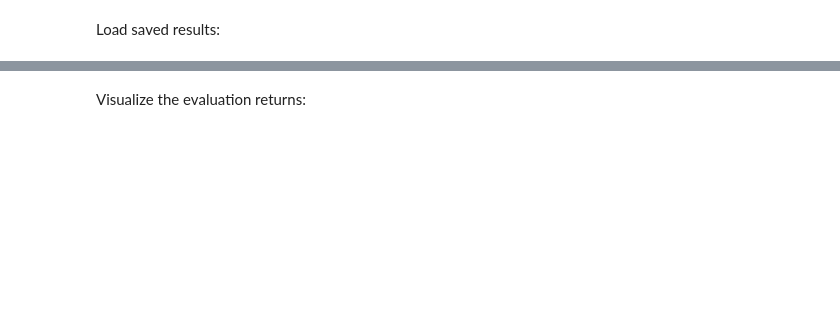
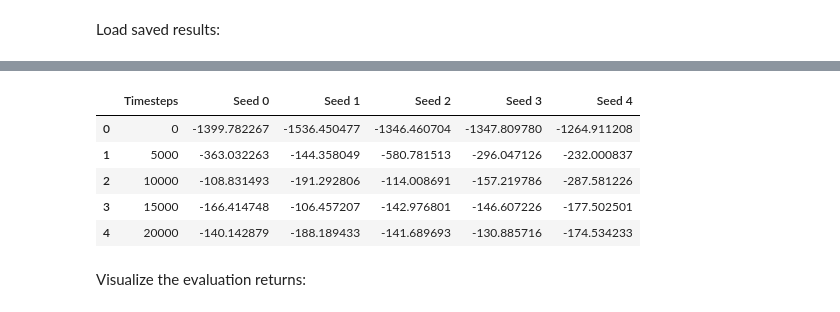
Before and after one commit to dogatekin/TD3, a Jupyter notebook: Viz.ipynb, the cells around one changed output, grey strips where cells are left out. Cells and saved outputs as stored; diff of their text form; code cells hidden in the pictures; blank space fills up the shorter version.

```diff
--- a/Viz.ipynb
+++ b/Viz.ipynb
@@ -20,2 +65,12 @@ t = [5000*i for i in range(len(ddpg))]
+# %%
+td3 = load_data(path, 'TD3', 'Pendulum-v0')
+td3.head()
+# %% [output]
+|  | Timesteps | Seed 0 | Seed 1 | Seed 2 | Seed 3 | Seed 4 |
+| 0 | 0 | -1399.782267 | -1536.450477 | -1346.460704 | -1347.809780 | -1264.911208 |
+| 1 | 5000 | -363.032263 | -144.358049 | -580.781513 | -296.047126 | -232.000837 |
+| 2 | 10000 | -108.831493 | -191.292806 | -114.008691 | -157.219786 | -287.581226 |
+| 3 | 15000 | -166.414748 | -106.457207 | -142.976801 | -146.607226 | -177.502501 |
+| 4 | 20000 | -140.142879 | -188.189433 | -141.689693 | -130.885716 | -174.534233 |
 # %% [markdown]
 Visualize the evaluation returns:
```
Also changed, not shown: parts of 13 cells of this notebook, 11 other files.
